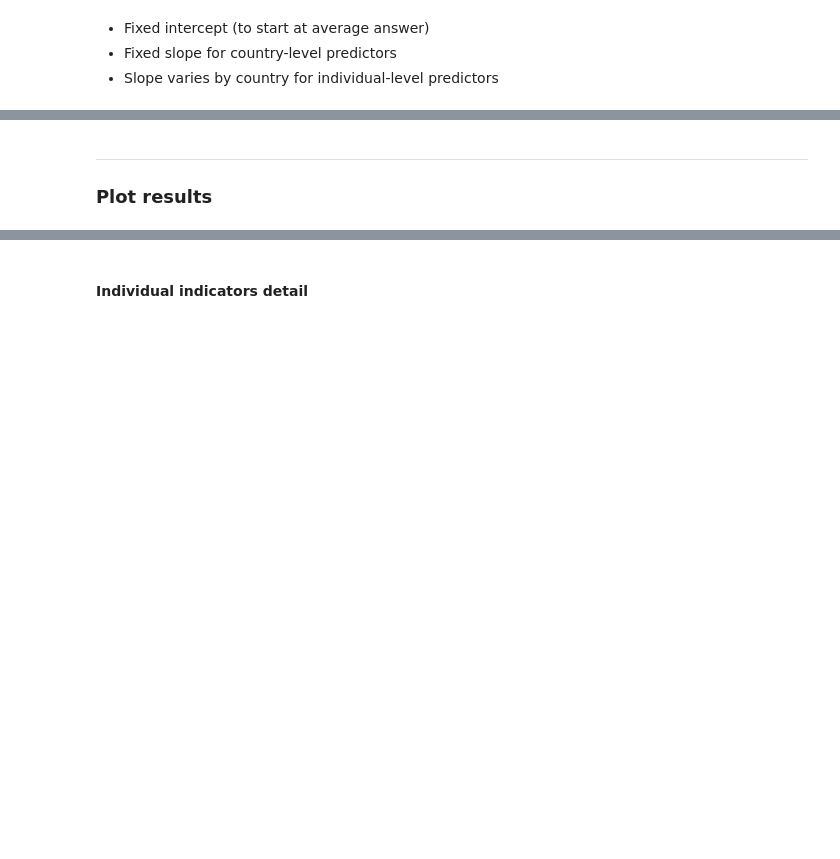
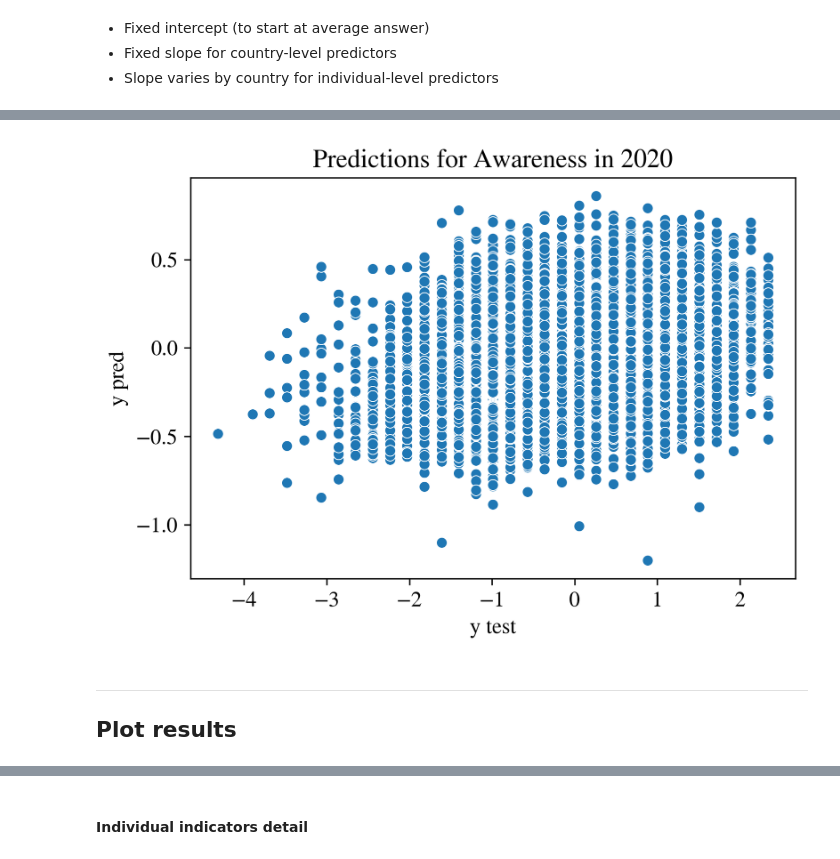
Before and after one commit to EdoardoTronconi/TesiMagistrale, a Jupyter notebook: Notebooks/PredictiveIndicators.ipynb, the cells around one changed output, grey strips where cells are left out. Cells and saved outputs as stored; diff of their text form; code cells hidden in the pictures; blank space fills up the shorter version.

```diff
--- a/Notebooks/PredictiveIndicators.ipynb
+++ b/Notebooks/PredictiveIndicators.ipynb
@@ -311,6 +344,23 @@ predictive_indicators_macro_tensorflowModel = pd.read_pickle("../Saved_variables
+# %%
+dimension = "Awareness"
+year = 2020
+# %%
+model = models_tf.loc[(dimension, year)]
+_, _, _, _, X_test, y_test, _ = preprocess_data_tf(full_dataset, year, macro_indicators, micro_indicators, dimension)
+
+y_pred = model.predict(X_test, verbose=0).squeeze()
+
+fig, ax = plt.subplots()
+
+sns.scatterplot(x=y_test, y=y_pred, ax=ax)
+ax.set_xlabel("y test")
+ax.set_ylabel("y pred")
+ax.set_title(f"Predictions for {dimension} in {year}");
+# %% [output]
+[figure, added]
 # %% [markdown]
 ___
-### Plot results
+## Plot results
 # %%
 def cluster_dataframe(data, method="single", row_cluster=True, col_cluster=True):
     from scipy.cluster.hierarchy import linkage, dendrogram
```
Also changed, not shown: parts of 17 cells of this notebook, 9 other files.
